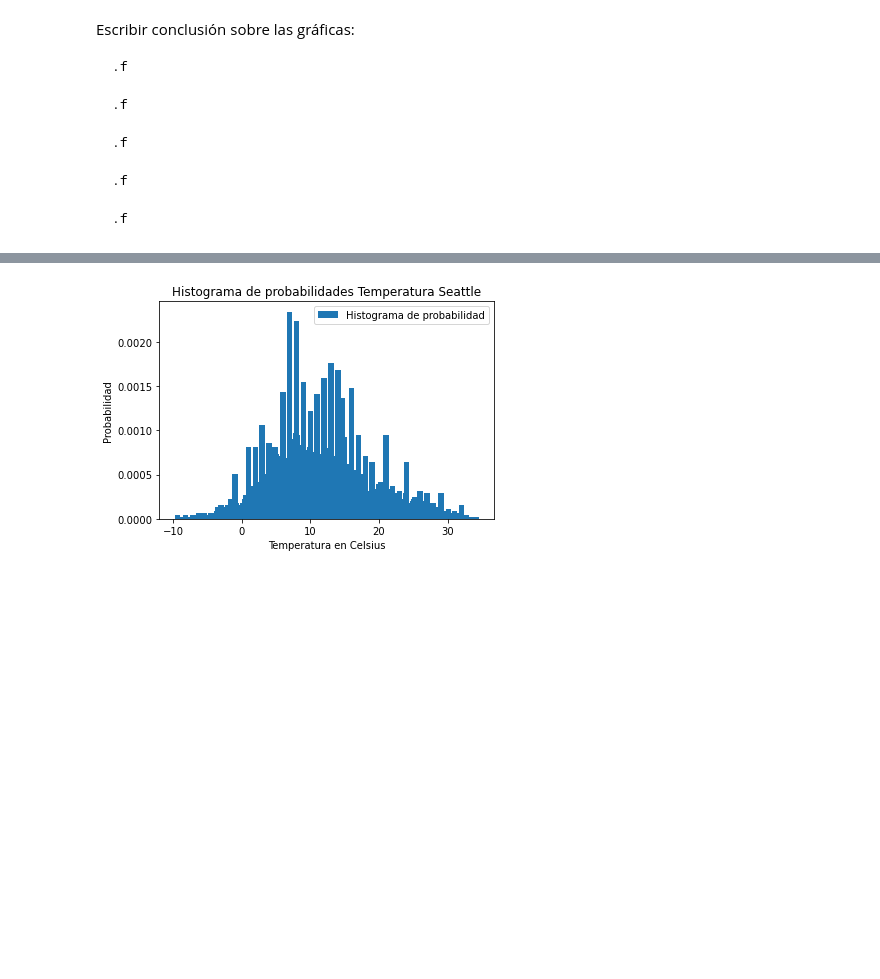
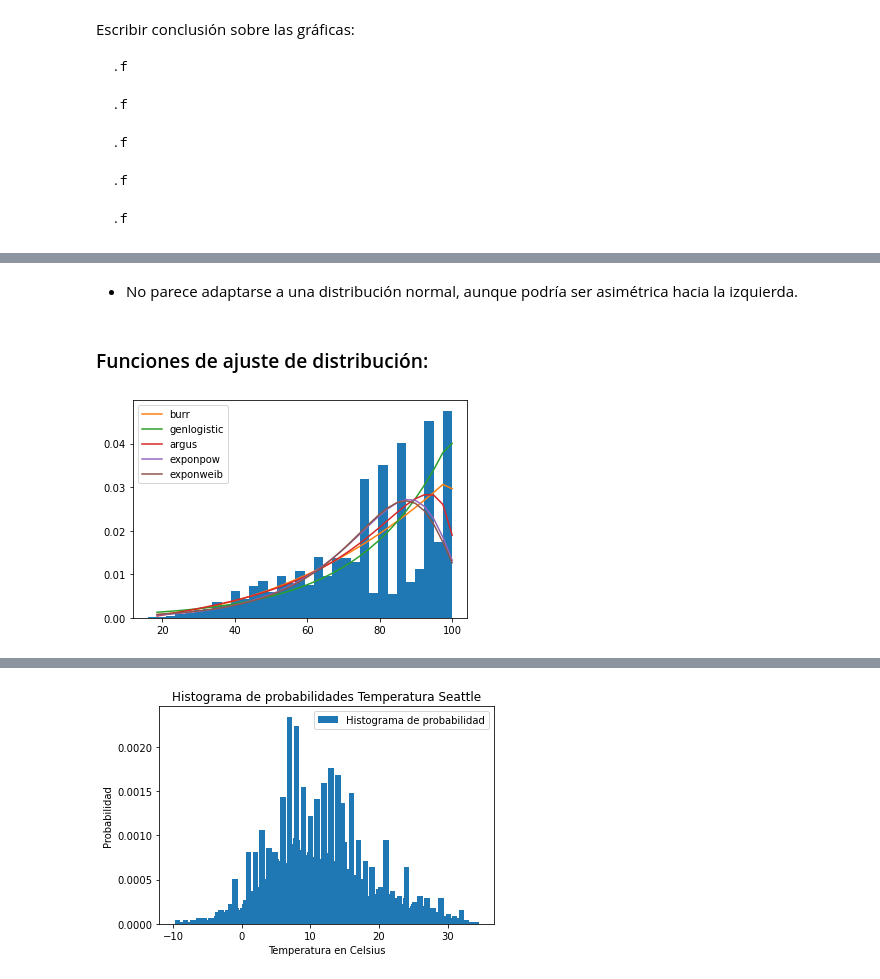
Before and after one commit to PintorOD1997/ProyectoConjunto_LandaverdeI_PintorD, a Jupyter notebook: ProyectoModulo1_OchoaD_MercadoI.ipynb, the cells around one changed output, grey strips where cells are left out. Saved outputs shown, nothing was run; the diff lists cells and outputs as text; code cells hidden in the pictures; blank space fills up the shorter version.

```diff
--- a/ProyectoModulo1_OchoaD_MercadoI.ipynb
+++ b/ProyectoModulo1_OchoaD_MercadoI.ipynb
@@ -559,0 +601,9 @@ Escribir conclusión sobre las gráficas:
+# %% [markdown]
+- No parece adaptarse a una distribución normal, aunque podría ser asimétrica hacia la izquierda.
+# %% [markdown]
+### Funciones de ajuste de distribución:
+# %%
+#Método fit stats y método dir python
+st_fit_best(humedad)
+# %% [output]
+[figure, added]
```
Also changed, not shown: parts of 44 cells of this notebook.
